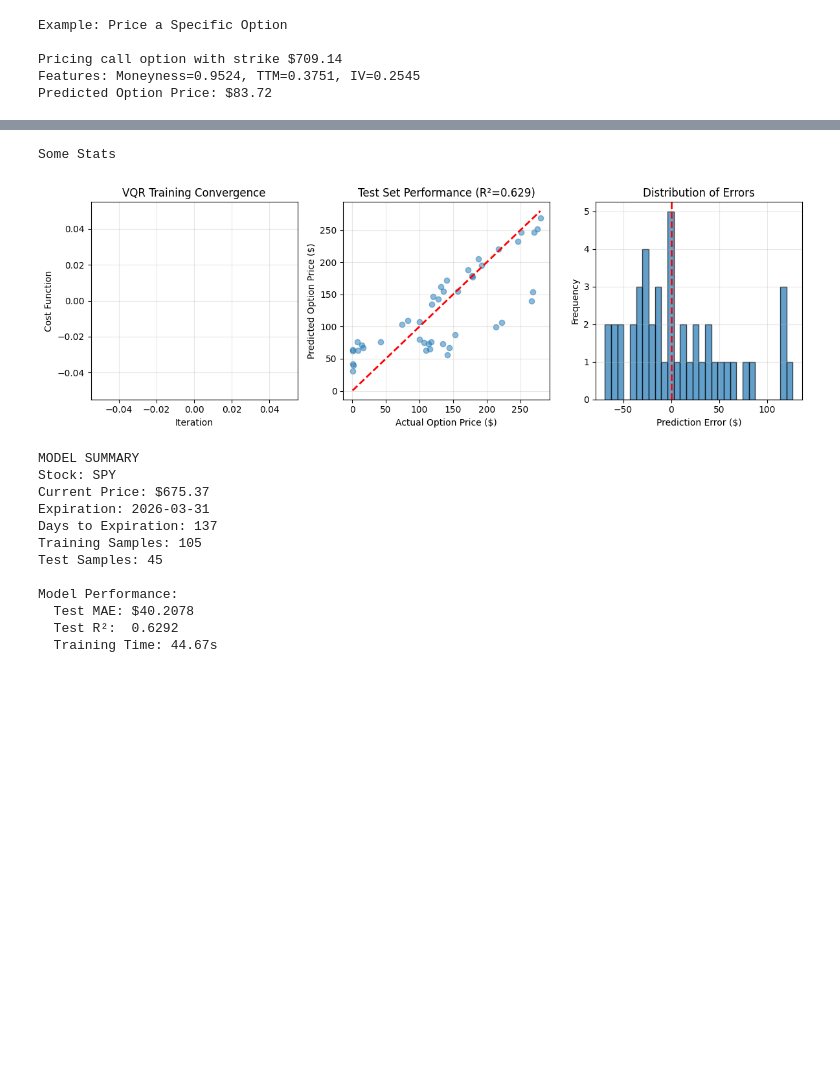
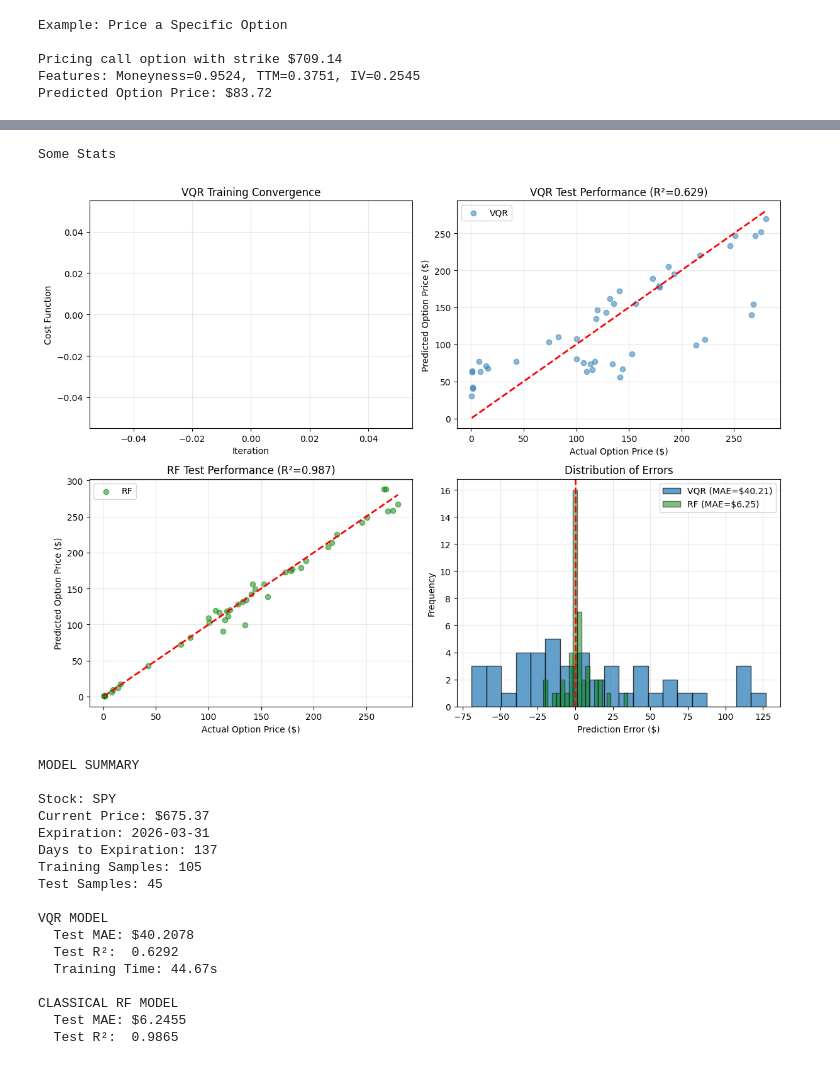
Before and after one commit to samanvithkashyap/QPrice, a Jupyter notebook: QPrice.ipynb, the cells around one changed output, grey strips where cells are left out. Drawn from its saved outputs; the diff is of its cells as text; code cells hidden in the pictures; blank space fills up the shorter version.

```diff
--- a/QPrice.ipynb
+++ b/QPrice.ipynb
@@ -243,0 +256,19 @@ Predicted Option Price: $83.72
+# %%
+print("\nEvaluating Classical Model Performance")
+
+Y_test_pred_scaled_rf = rf_model.predict(X_test)
+Y_test_pred_rf = y_scaler.inverse_transform(Y_test_pred_scaled_rf.reshape(-1, 1))
+
+# Calculate metrics
+test_mse_rf = mean_squared_error(Y_test_actual, Y_test_pred_rf)
+test_mae_rf = mean_absolute_error(Y_test_actual, Y_test_pred_rf)
+test_r2_rf = r2_score(Y_test_actual, Y_test_pred_rf)
+
+print("\nCLASSICAL (RF) TEST SET METRICS ")
+print(f"MSE:  ${test_mse_rf:.4f}")
+print(f"MAE:  ${test_mae_rf:.4f}")
+print(f"R²:   {test_r2_rf:.4f}")
+
+print("\nMETRIC COMPARISON")
+print(f"VQR Test R²:  {test_r2:.4f}")
+print(f"RF  Test R²:  {test_r2_rf:.4f}")
@@ -244,57 +286,81 @@ Predicted Option Price: $83.72
 # %%
 print("\nSome Stats")
 
-# Plot 1: Training convergence
-plt.figure(figsize=(12, 4))
+# Create a 2x2 plot figure
+plt.figure(figsize=(12, 9))
 
-plt.subplot(1, 3, 1)
+# --- Plot 1: VQR Training convergence ---
+plt.subplot(2, 2, 1)
 plt.plot(iteration_costs)
 plt.xlabel('Iteration')
 plt.ylabel('Cost Function')
 plt.title('VQR Training Convergence')
 plt.grid(True, alpha=0.3)
 
-# Plot 2: Actual vs Predicted (Test Set)
-plt.subplot(1, 3, 2)
-plt.scatter(Y_test_actual, Y_test_pred, alpha=0.5)
+# --- Plot 2: VQR Actual vs Predicted (Test Set) ---
+plt.subplot(2, 2, 2)
+plt.scatter(Y_test_actual, Y_test_pred, alpha=0.5, label='VQR')
 plt.plot([Y_test_actual.min(), Y_test_actual.max()],
          [Y_test_actual.min(), Y_test_actual.max()],
          'r--', lw=2)
 plt.xlabel('Actual Option Price ($)')
 plt.ylabel('Predicted Option Price ($)')
-plt.title(f'Test Set Performance (R²={test_r2:.3f})')
+plt.title(f'VQR Test Performance (R²={test_r2:.3f})')
 plt.grid(True, alpha=0.3)
+plt.legend()
 
-# Plot 3: Prediction errors
-plt.subplot(1, 3, 3)
-errors = Y_test_actual - Y_test_pred
-plt.hist(errors, bins=30, edgecolor='black', alpha=0.7)
+# --- Plot 3: RF Actual vs Predicted (Test Set) ---
+plt.subplot(2, 2, 3)
+plt.scatter(Y_test_actual, Y_test_pred_rf, alpha=0.5, color='green', label='RF')
+plt.plot([Y_test_actual.min(), Y_test_actual.max()],
+         [Y_test_actual.min(), Y_test_actual.max()],
+         'r--', lw=2)
+plt.xlabel('Actual Option Price ($)')
+plt.ylabel('Predicted Option Price ($)')
+plt.title(f'RF Test Performance (R²={test_r2_rf:.3f})')
+plt.grid(True, alpha=0.3)
+plt.legend()
+
+# --- Plot 4: Prediction errors (Both models) ---
+plt.subplot(2, 2, 4)
+errors_vqr = Y_test_actual - Y_test_pred
+errors_rf = Y_test_actual - Y_test_pred_rf
+plt.hist(errors_vqr, bins=20, edgecolor='black', alpha=0.7, label=f'VQR (MAE=${test_mae:.2f})')
+plt.hist(errors_rf, bins=20, edgecolor='black', alpha=0.5, color='green', label=f'RF (MAE=${test_mae_rf:.2f})')
 plt.xlabel('Prediction Error ($)')
 plt.ylabel('Frequency')
 plt.title('Distribution of Errors')
 plt.axvline(x=0, color='r', linestyle='--', lw=2)
 plt.grid(True, alpha=0.3)
+plt.legend()
 
+# Save and show the plot
 plt.tight_layout()
-plt.savefig('vqr_results.png', dpi=150, bbox_inches='tight')
+plt.savefig('vqr_rf_results.png', dpi=150, bbox_inches='tight')
 plt.show()
 # %% [output]
 Some Stats
-[figure, old version]
+[figure, new version]
 # %%
-print("MODEL SUMMARY")
+print("MODEL SUMMARY\n")
 print(f"Stock: SPY")
 print(f"Current Price: ${current_price:.2f}")
 print(f"Expiration: {CHOSEN_EXPIRATION_DATE}")
 print(f"Days to Expiration: {days_to_expiration}")
 print(f"Training Samples: {len(X_train)}")
 print(f"Test Samples: {len(X_test)}")
-print(f"\nModel Performance:")
+
+print("\nVQR MODEL")
 print(f"  Test MAE: ${test_mae:.4f}")
 print(f"  Test R²:  {test_r2:.4f}")
 print(f"  Training Time: {training_time:.2f}s")
+
+print("\nCLASSICAL RF MODEL")
+print(f"  Test MAE: ${test_mae_rf:.4f}")
+print(f"  Test R²:  {test_r2_rf:.4f}")
 # %% [output]
 MODEL SUMMARY
+
 Stock: SPY
 Current Price: $675.37
 Expiration: 2026-03-31
@@ -302,7 +368,11 @@ Days to Expiration: 137
 Training Samples: 105
 Test Samples: 45
 
-Model Performance:
+VQR MODEL
   Test MAE: $40.2078
   Test R²:  0.6292
   Training Time: 44.67s
+
+CLASSICAL RF MODEL
+  Test MAE: $6.2455
+  Test R²:  0.9865
```
Also changed, not shown: parts of 2 cells of this notebook.
